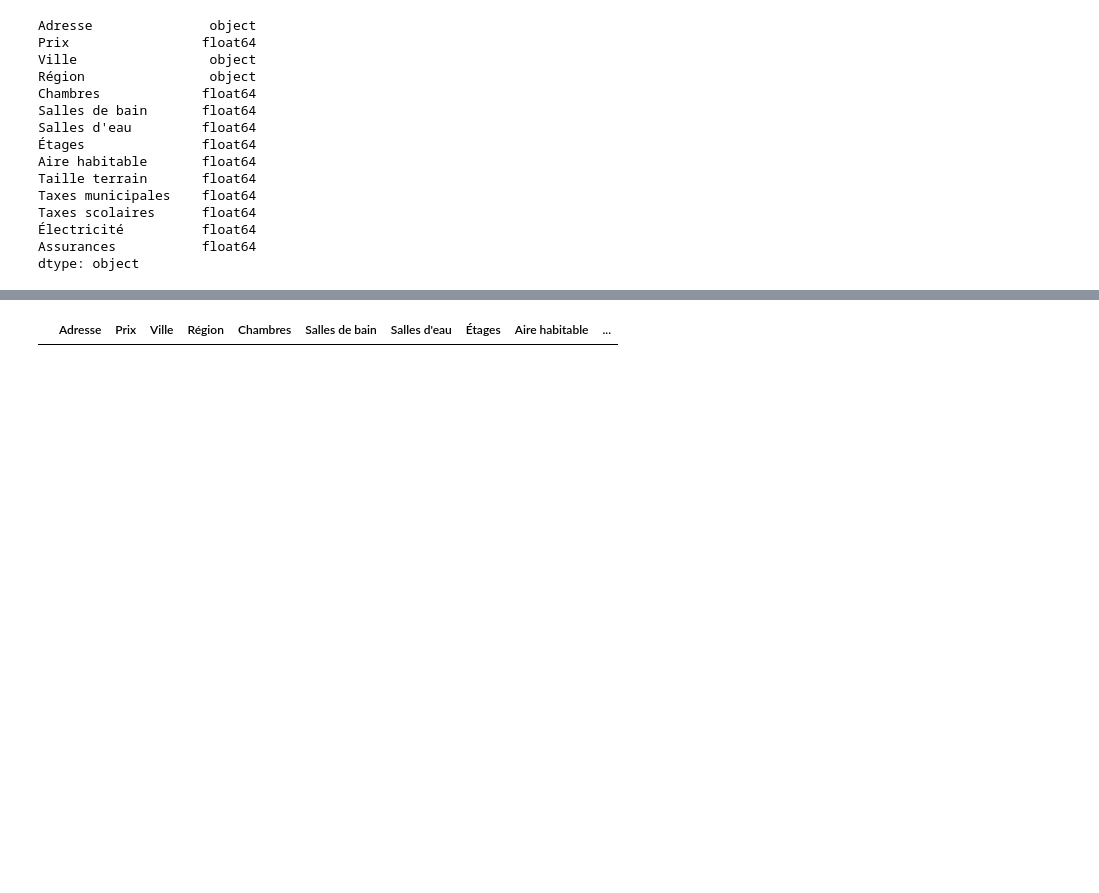
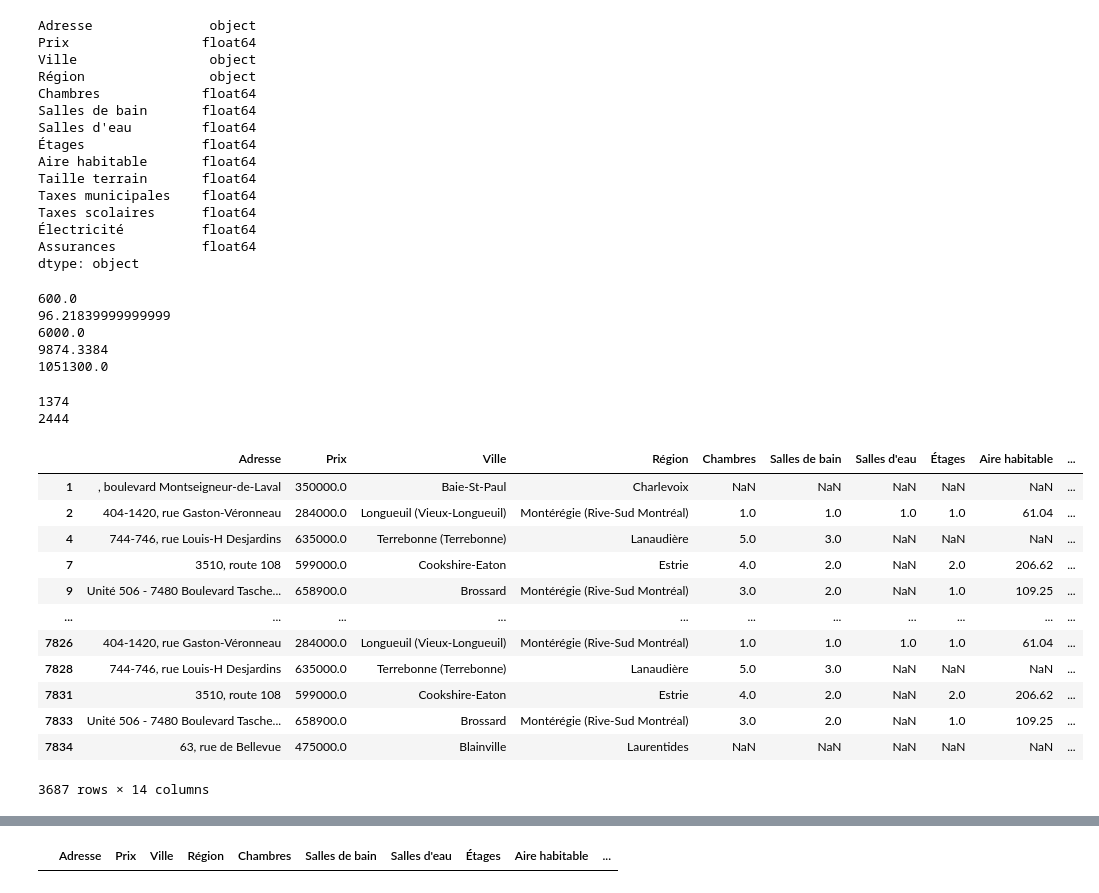
Before and after one commit to Brescou/INF810--tp2, a Jupyter notebook: notebooks/tp2_part1.ipynb, the cells around one changed output, grey strips where cells are left out. Drawn from its saved outputs; the diff is of its cells as text; code cells hidden in the pictures; blank space fills up the shorter version.

```diff
--- a/notebooks/tp2_part1.ipynb
+++ b/notebooks/tp2_part1.ipynb
@@ -313,7 +313,7 @@ Taxes scolaires      float64
 Assurances           float64
 dtype: object
 # %%
-import numpy as np
+
 import re
 
 
@@ -335,9 +335,37 @@ def convert_surface(value):
         return value
     try:
         value = value.replace(' ', '')
-        m2 = re.search(r'(\d+\.\d+)\s*m²', value)
+        if 'x' in value or 'X' in value:
+            m2 = re.search(r'(\d+(\.\d+)?)\s*[xX]\s*(\d+(\.\d+)?)\s*[mM]', value)
+
+            if m2:
+                return float(m2.group(1)) * float(m2.group(3))
+
+        m2 = re.search(r'(\d+(\.\d+)?)\s*[mM]', value)
         if m2:
             return float(m2.group(1))
+
+        acres = re.search(r'(\d+(\.\d+)?)\s*acre', value, re.IGNORECASE)
+        if acres:
+            return float(acres.group(1)) * 4046.86
+
+        hectares = re.search(r'(\d+(\.\d+)?)\s*hectare', value, re.IGNORECASE)
+        if hectares:
+            return float(hectares.group(1)) * 10000
+
     except ValueError:
         return np.nan
+
+
+print(convert_surface("65.62x98.43 pi (20x30 m) "))
+print(convert_surface("28x37 pi (8.53x11.28 m) "))
+print(convert_surface("64 583.46 pi² (6 000 m²) "))
+print(convert_surface("106 286.40 pi² (2.44 acres)"))
+print(convert_surface("11 316 099.06 pi² (105.13 hectares) "))
+# %% [output]
+600.0
+96.21839999999999
+6000.0
+9874.3384
+1051300.0
 # %%
@@ -353,6 +383,30 @@ df['Assurances'] = df['Assurances'].apply(convert_price)
 
 df['Taille terrain'] = df['Taille terrain'].apply(convert_surface)
 df['Aire habitable'] = df['Aire habitable'].apply(convert_surface)
+# %%
+# somme des valeurs manquantes pour taille terrain et aire habitable
+print(df["Taille terrain"].isna().sum())
+print(df["Aire habitable"].isna().sum())
+# %% [output]
+1374
+2444
+# %%
+#display where aire habitable is nan or taille terrain is nan
+df[(df["Aire habitable"].isna() | df["Taille terrain"].isna())]
+# %% [output]
+|  | Adresse | Prix | Ville | Région | Chambres | Salles de bain | Salles d'eau | Étages | Aire habitable | ... |
+| 1 | , boulevard Montseigneur-de-Laval | 350000.0 | Baie-St-Paul | Charlevoix | NaN | NaN | NaN | NaN | NaN | ... |
+| 2 | 404-1420, rue Gaston-Véronneau | 284000.0 | Longueuil (Vieux-Longueuil) | Montérégie (Rive-Sud Montréal) | 1.0 | 1.0 | 1.0 | 1.0 | 61.04 | ... |
+| 4 | 744-746, rue Louis-H Desjardins | 635000.0 | Terrebonne (Terrebonne) | Lanaudière | 5.0 | 3.0 | NaN | NaN | NaN | ... |
+| 7 | 3510, route 108 | 599000.0 | Cookshire-Eaton | Estrie | 4.0 | 2.0 | NaN | 2.0 | 206.62 | ... |
+| 9 | Unité 506 - 7480 Boulevard Tasche... | 658900.0 | Brossard | Montérégie (Rive-Sud Montréal) | 3.0 | 2.0 | NaN | 1.0 | 109.25 | ... |
+| ... | ... | ... | ... | ... | ... | ... | ... | ... | ... | ... |
+| 7826 | 404-1420, rue Gaston-Véronneau | 284000.0 | Longueuil (Vieux-Longueuil) | Montérégie (Rive-Sud Montréal) | 1.0 | 1.0 | 1.0 | 1.0 | 61.04 | ... |
+| 7828 | 744-746, rue Louis-H Desjardins | 635000.0 | Terrebonne (Terrebonne) | Lanaudière | 5.0 | 3.0 | NaN | NaN | NaN | ... |
+| 7831 | 3510, route 108 | 599000.0 | Cookshire-Eaton | Estrie | 4.0 | 2.0 | NaN | 2.0 | 206.62 | ... |
+| 7833 | Unité 506 - 7480 Boulevard Tasche... | 658900.0 | Brossard | Montérégie (Rive-Sud Montréal) | 3.0 | 2.0 | NaN | 1.0 | 109.25 | ... |
+| 7834 | 63, rue de Bellevue | 475000.0 | Blainville | Laurentides | NaN | NaN | NaN | NaN | NaN | ... |
+3687 rows × 14 columns
 # %%
 df[df.duplicated()]
 # %% [output]
```
Also changed, not shown: parts of 7 cells of this notebook.
